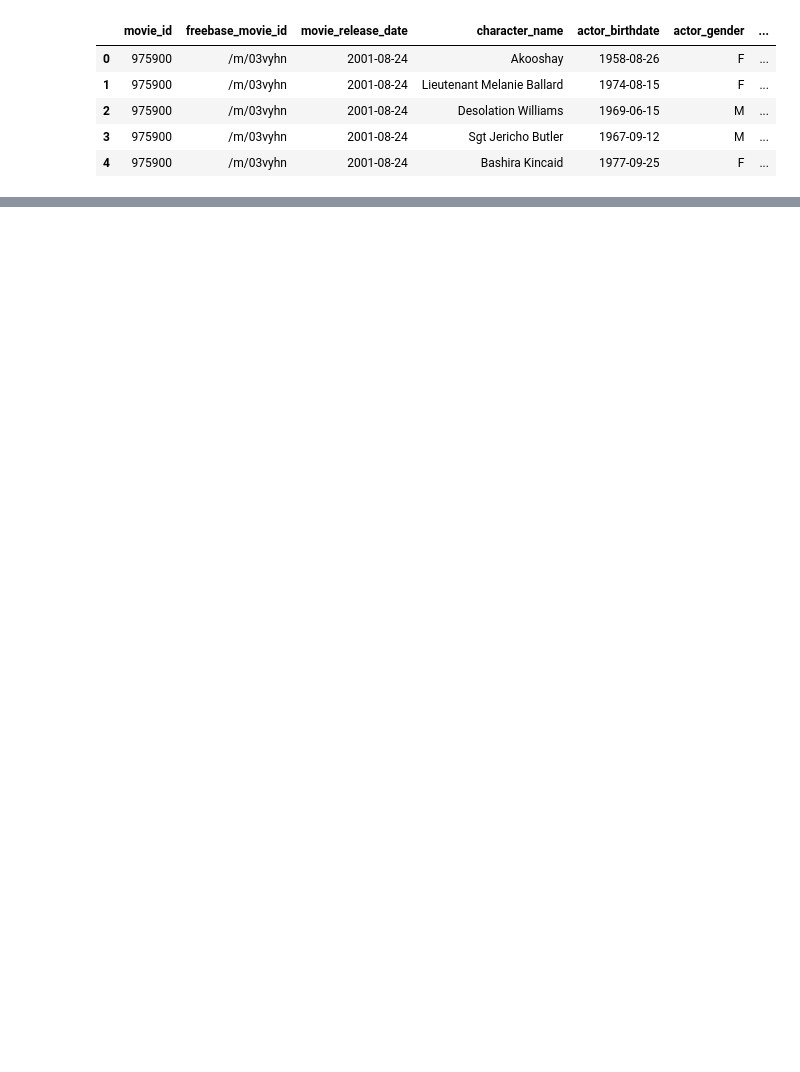
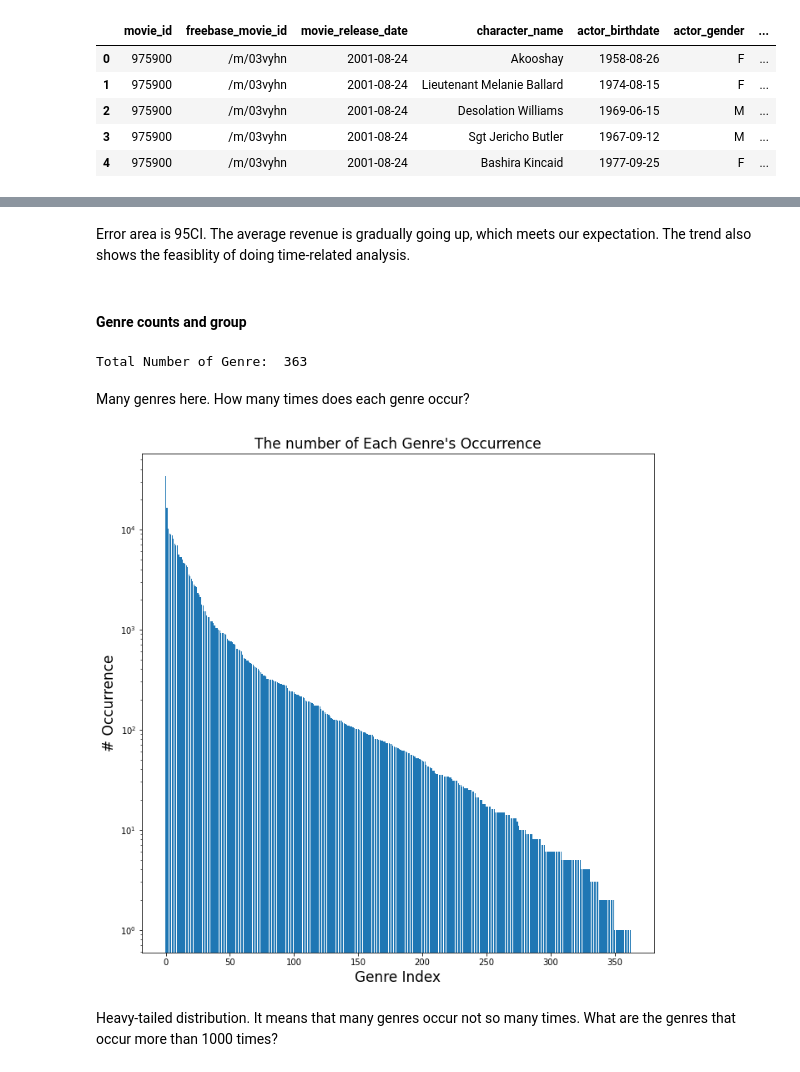
Before and after one commit to epfl-ada/ada-2022-project-superplainteamname2022, a Jupyter notebook: milestone2.ipynb, the cells around one changed output, grey strips where cells are left out. Drawn from its saved outputs; the diff is of its cells as text; code cells hidden in the pictures; blank space fills up the shorter version.

```diff
--- a/milestone2.ipynb
+++ b/milestone2.ipynb
@@ -246,0 +260,33 @@ print(data.coreference.coreference.prettify())
+# %% [markdown]
+Error area is 95CI. The average revenue is gradually going up, which meets our expectation. The trend also shows the feasiblity of doing time-related analysis.
+# %% [markdown]
+#### Genre counts and group
+# %%
+# convert dict-format string to dictionary
+from collections import defaultdict
+genres = movie_metadata['movie_genres'].apply(eval)
+def zero_count():
+  return 0
+# count the time that a certain genre occurs
+genre_count = defaultdict(zero_count)
+for i, genre_dict in enumerate(genres):
+  for key in genre_dict.keys():
+    genre_count[genre_dict[key]] += 1
+print('Total Number of Genre: ', len(genre_count.keys()))
+# %% [output]
+Total Number of Genre:  363
+# %% [markdown]
+Many genres here. How many times does each genre occur?
+# %%
+genre_count_sorted = sorted(genre_count.items(), key = lambda x:x[1], reverse = True)
+plt.figure(figsize=(11,11))
+plt.bar(np.arange(len(genre_count.keys())), [x[1] for x in genre_count_sorted])
+plt.yscale('log')
+plt.xlabel('Genre Index', fontsize=17)
+plt.ylabel('# Occurrence', fontsize=17)
+plt.title('The number of Each Genre\'s Occurrence', fontsize=17)
+plt.show()
+# %% [output]
+[figure, added]
+# %% [markdown]
+Heavy-tailed distribution. It means that many genres occur not so many times. What are the genres that occur more than 1000 times?
```
Also changed, not shown: parts of 90 cells of this notebook, 4 other files.
